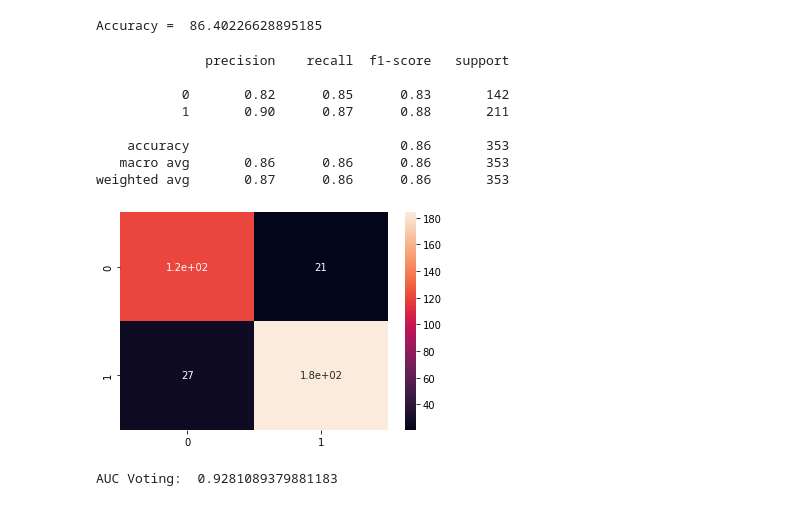
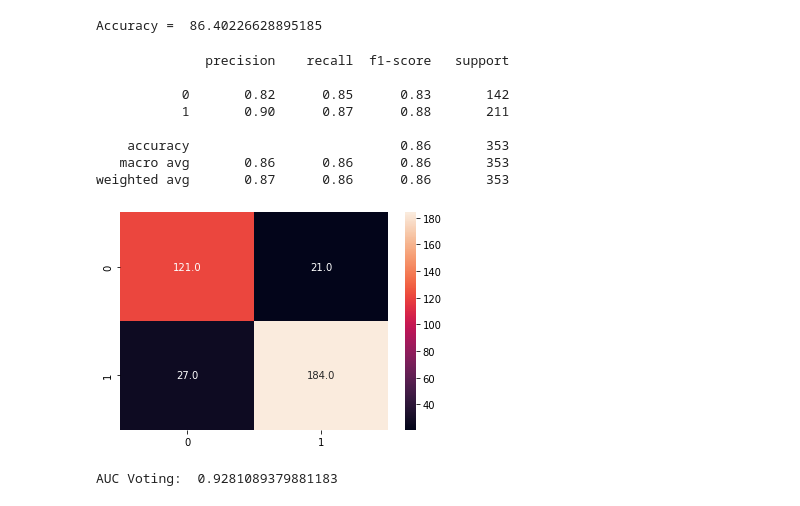
Before and after one commit to Thasneem-vazim/Final-dataset-depression-detection, a Jupyter notebook: final_dataset_Using_MRMR.ipynb, the cells around one changed output. Cells and saved outputs as stored; diff of their text form; code cells hidden in the pictures.

```diff
--- a/final_dataset_Using_MRMR.ipynb
+++ b/final_dataset_Using_MRMR.ipynb
@@ -510,31 +510,31 @@ Accuracy =  86.40226628895185
 # %%
 from xgboost import XGBClassifier
 import xgboost as xgb
 params = {
  'objective':'binary:logistic',
  'max_depth': 2, 'min_child_weight': 2, 'gamma': 0.3, 'subsample': 0.6,
  'colsample_bytree': 0.6, 'scale_pos_weight': 1,
  'alpha': 0.05,
  'learning_rate': 0.03,
  'n_estimators':1484,'seed': 27
  }
 XGBoostClassification = XGBClassifier(**params)
 XGBoostClassification.fit(X_trainSelectedFeatureAfterSMOTE,y_train)
 y_predictionXgBoost=XGBoostClassification.predict(X_testSelectedFeature)
 from sklearn.metrics import classification_report,confusion_matrix
 cm1=confusion_matrix(y_test,y_predictionXgBoost)
-sns.heatmap(cm1,annot=True)
+sns.heatmap(cm1,annot=True,fmt=".1f")
 print(classification_report(y_test,y_predictionXgBoost))
 # %% [output]
               precision    recall  f1-score   support
 
            0       0.82      0.85      0.83       142
            1       0.90      0.87      0.88       211
 
     accuracy                           0.86       353
    macro avg       0.86      0.86      0.86       353
 weighted avg       0.87      0.86      0.86       353
-[figure, old version]
+[figure, new version]
 # %%
 y_predictionXgB_proba=XGBoostClassification.predict_proba(X_testSelectedFeature)[:,1]
 AUCXgB=metrics.roc_auc_score(y_test,y_predictionXgB_proba)
```
Also changed, not shown: parts of 6 cells of this notebook.
